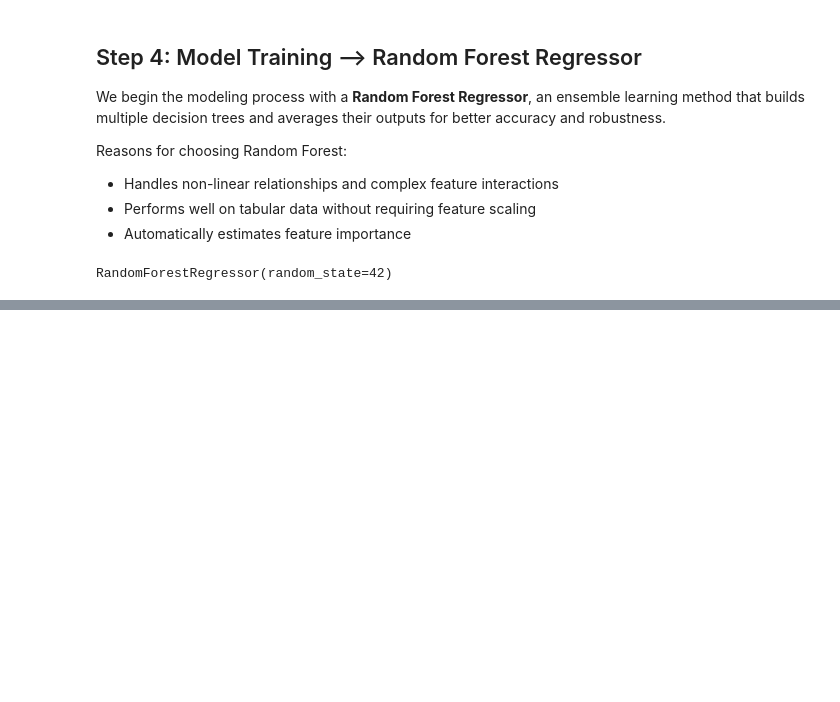
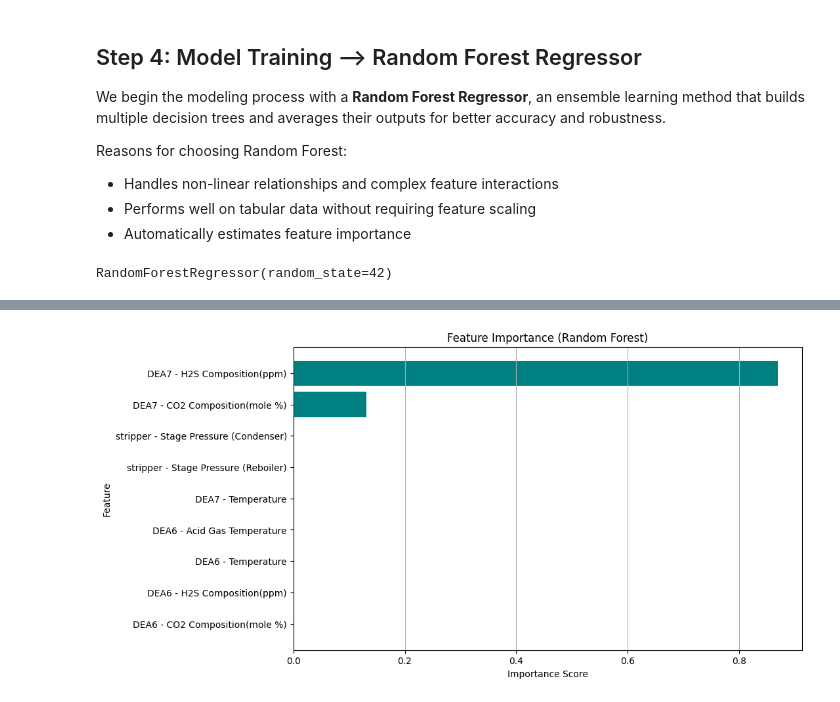
Before and after one commit to Veraeze/AmineRegeneration, a Jupyter notebook: ReboilerDuty.ipynb, the cells around one changed output, grey strips where cells are left out. Cells and saved outputs as stored; diff of their text form; code cells hidden in the pictures; blank space fills up the shorter version.

```diff
--- a/ReboilerDuty.ipynb
+++ b/ReboilerDuty.ipynb
@@ -306,0 +374,24 @@ RandomForestRegressor(random_state=42)
+# %%
+# Extract feature importances
+
+importances = rf_model.feature_importances_
+features = X.columns
+# %%
+# Create dataFrame for easy sorting
+
+importance_df = pd.DataFrame({
+    'Feature': features,
+    'Importance': importances
+}).sort_values(by='Importance', ascending=True)
+# %%
+# Plot feature importance
+
+plt.figure(figsize=(10, 6))
+plt.barh(importance_df['Feature'], importance_df['Importance'], color='teal')
+plt.title('Feature Importance (Random Forest)')
+plt.xlabel('Importance Score')
+plt.ylabel('Feature')
+plt.grid(axis='x')
+plt.show()
+# %% [output]
+[figure, added]
```
Also changed, not shown: parts of 11 cells of this notebook.
